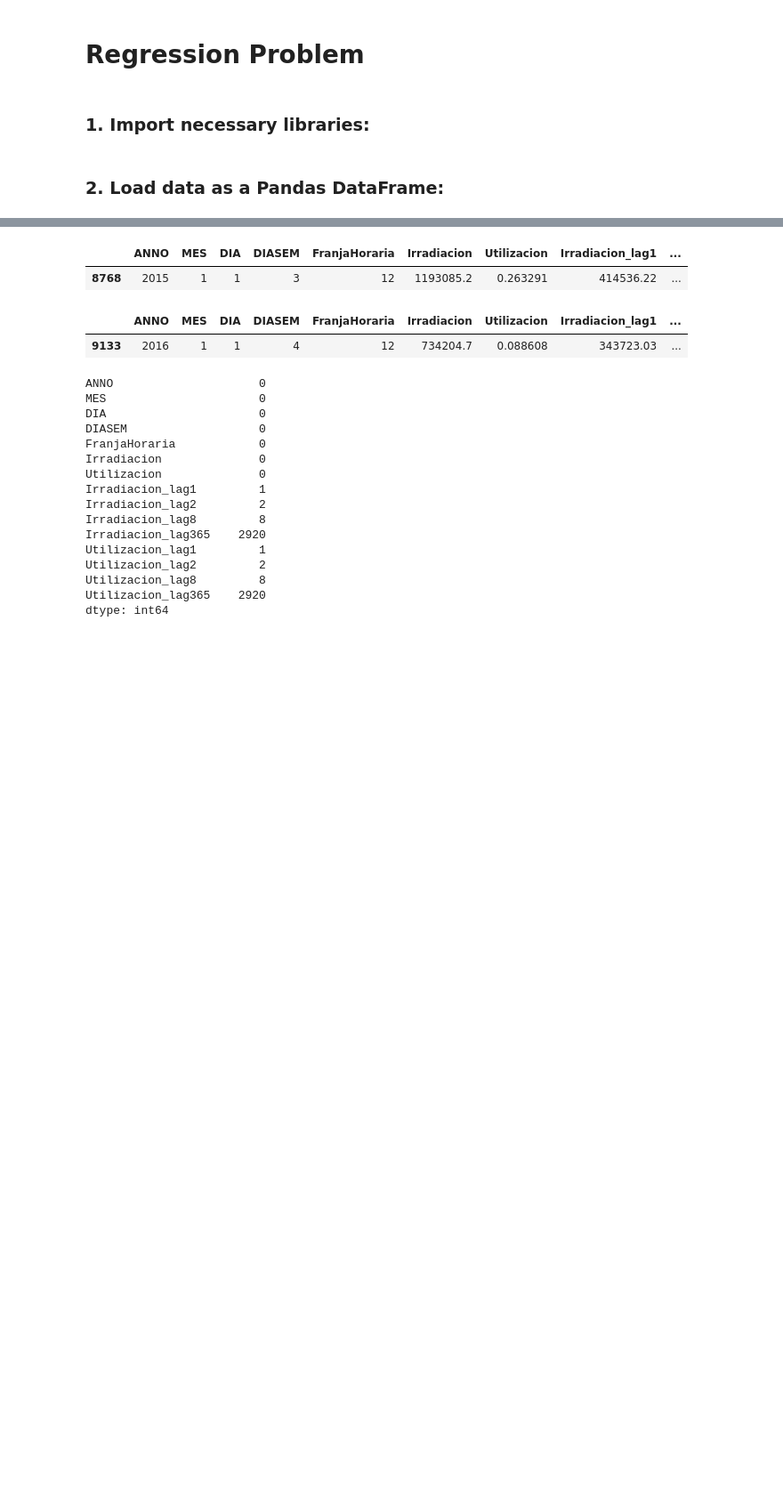
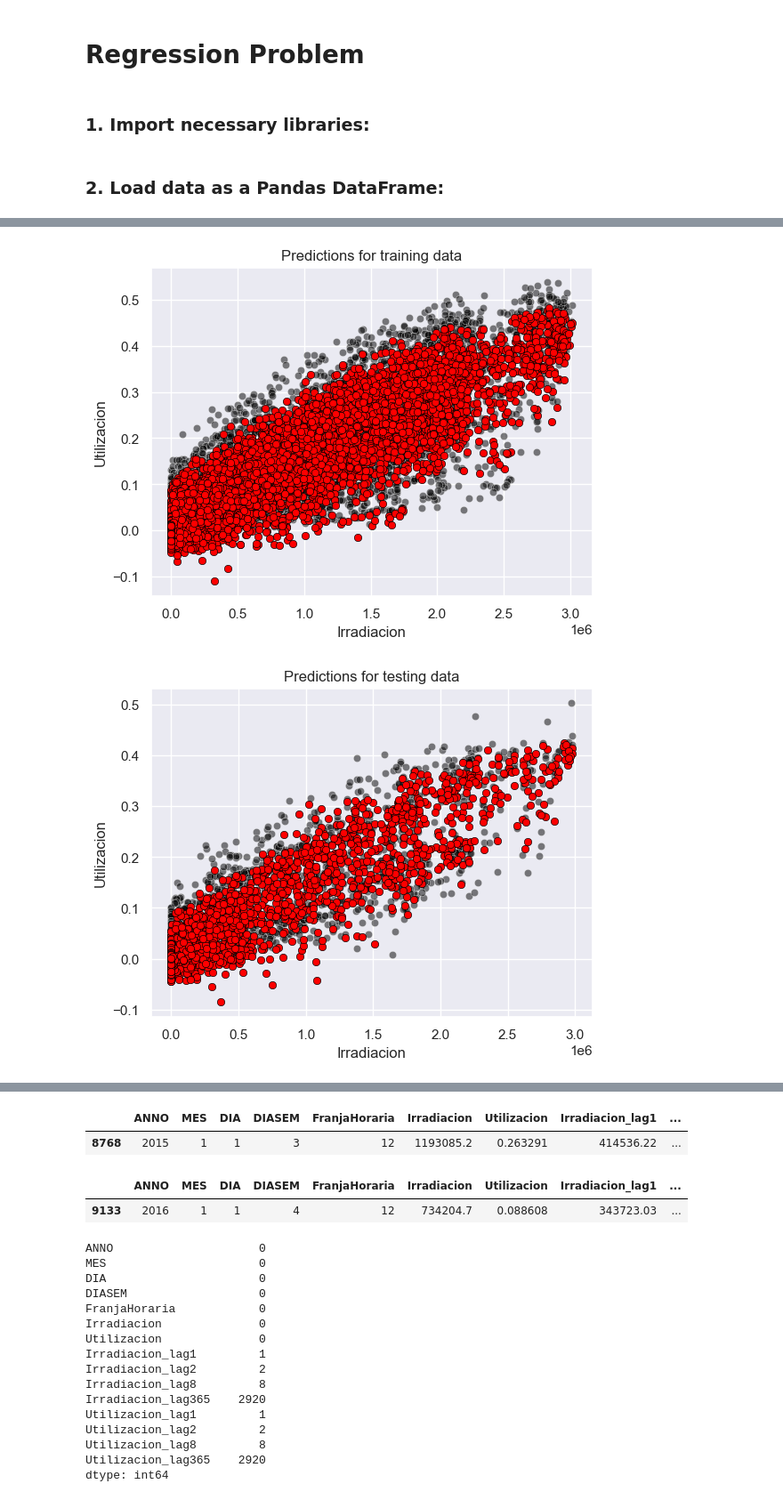
Before and after one commit to MARIABELENSB/Assessment1_MLII, a Jupyter notebook: src/2.Basic_model_regression.ipynb, the cells around one changed output, grey strips where cells are left out. Shown at 89% size. Cells and saved outputs as stored; diff of their text form; code cells hidden in the pictures; blank space fills up the shorter version.

```diff
--- a/src/2.Basic_model_regression.ipynb
+++ b/src/2.Basic_model_regression.ipynb
@@ -101,0 +329,12 @@ df_final
+# %%
+### Plot predictions of the model
+sns.scatterplot(x='Irradiacion', y='Utilizacion', data=dfTR_eval, color='black', alpha=0.5)
+sns.scatterplot(x='Irradiacion', y='MLP_pred', data=dfTR_eval, color='red', edgecolor='black').set_title('Predictions for training data')
+plt.show()
+plt.figure() # Needed to plot two separated plots instead of two overlapped
+sns.scatterplot(x='Irradiacion', y='Utilizacion', data=dfTS_eval, color='black', alpha=0.5)
+sns.scatterplot(x='Irradiacion', y='MLP_pred', data=dfTS_eval, color='red', edgecolor='black').set_title('Predictions for testing data')
+plt.show()
+# %% [output]
+[figure, added]
+[figure, added]
```
Also changed, not shown: parts of 19 cells of this notebook.
